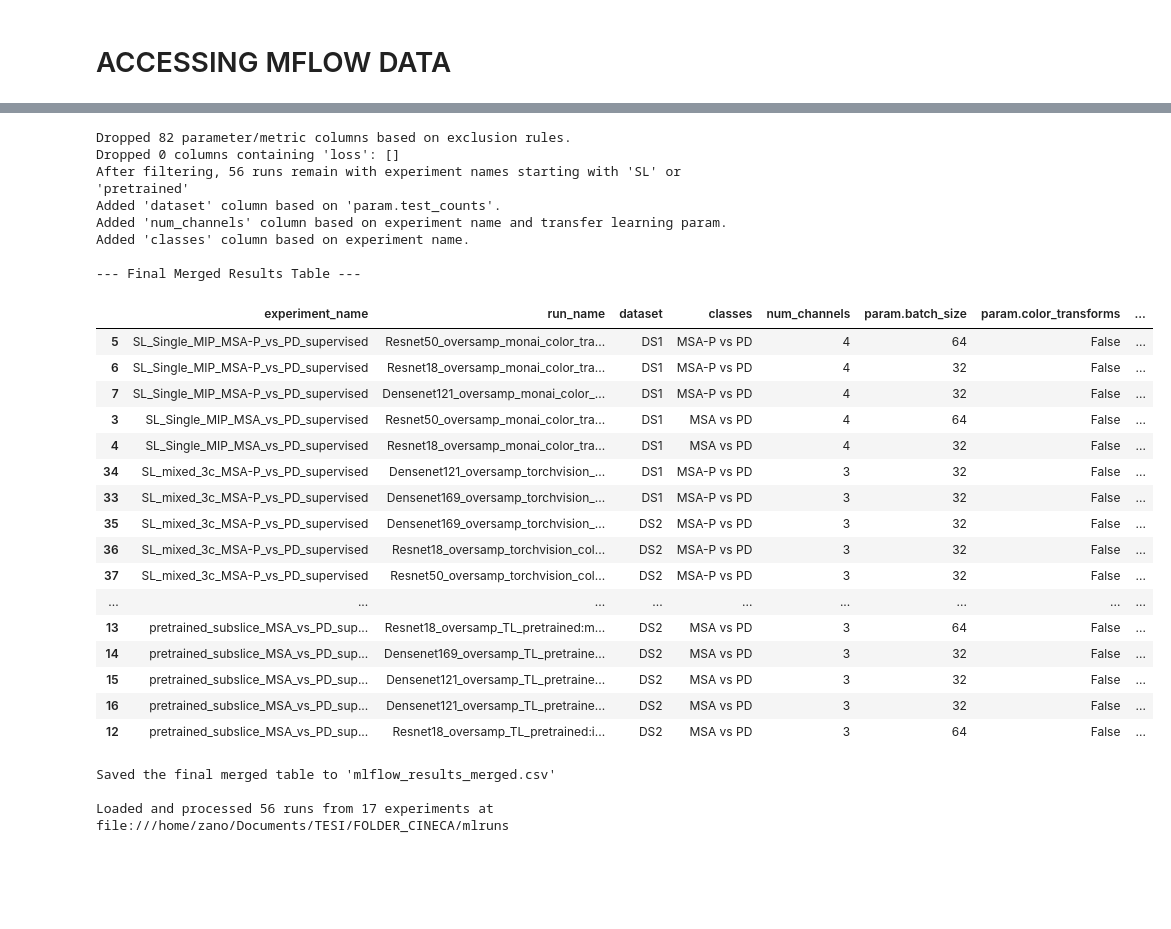
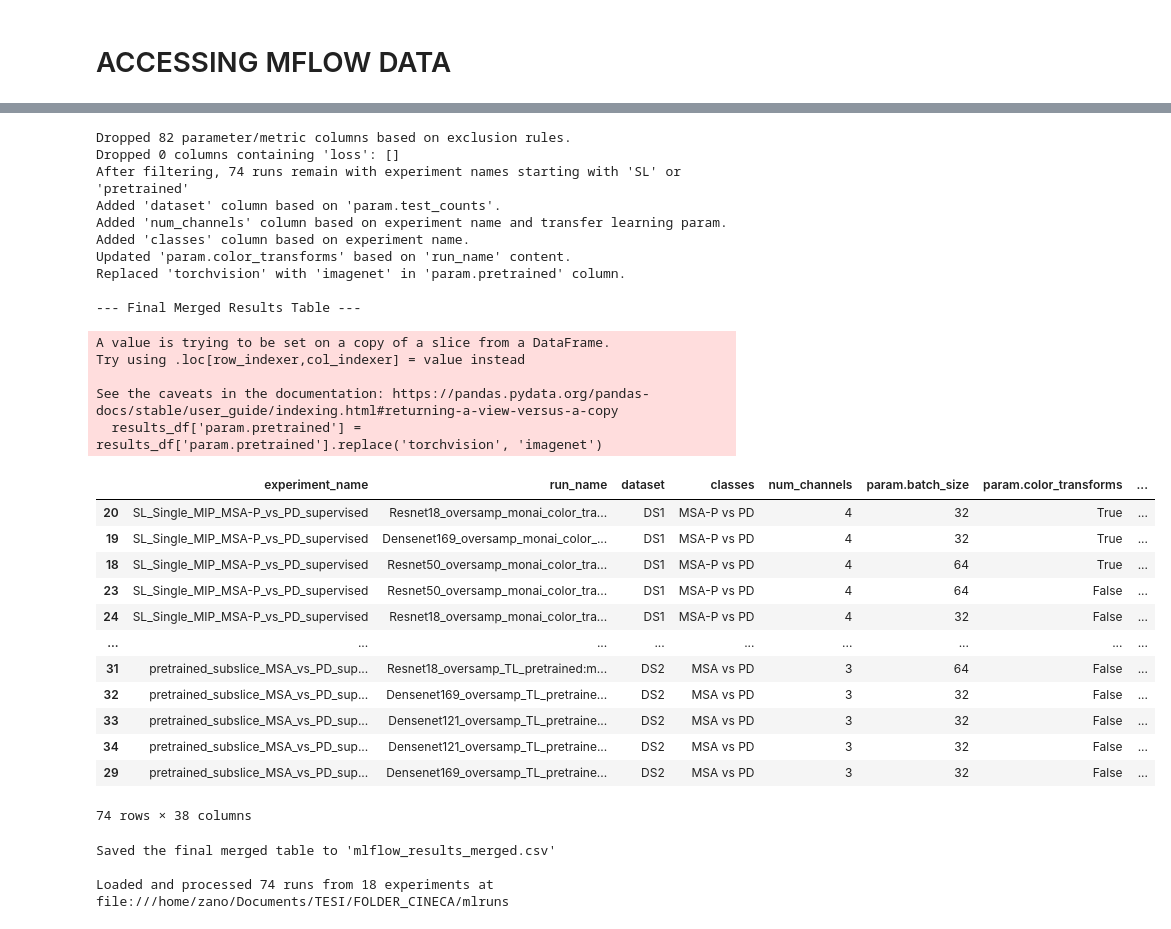
Before and after one commit to z4n0/MIND, a Jupyter notebook: notebooks/supervised_learning.ipynb, the cells around one changed output, grey strips where cells are left out. Cells and saved outputs as stored; diff of their text form; code cells hidden in the pictures; blank space fills up the shorter version.

```diff
--- a/notebooks/supervised_learning.ipynb
+++ b/notebooks/supervised_learning.ipynb
@@ -1626,6 +1521,14 @@ condition_msap = df['experiment_name'].str.contains("_MSA-P_vs_PD_", na=False)
 df['classes'] = np.where(condition_msap, 'MSA-P vs PD', 'MSA vs PD')
 print("Added 'classes' column based on experiment name.")
 
+# --- Correct param.color_transforms based on run_name due to error in logging code---
+if 'run_name' in df.columns and 'param.color_transforms' in df.columns:
+    # Create a boolean mask for rows where run_name contains the specific string
+    color_transform_mask = df['run_name'].str.contains('_color_transforms:True_', na=False)
+
+    # Update the 'param.color_transforms' column to True where the mask is True
+    df.loc[color_transform_mask, 'param.color_transforms'] = 'True'
+    print("Updated 'param.color_transforms' based on 'run_name' content.")
 
 # --- Create, Display, and Save Final Merged Table ---
 # The main 'df' DataFrame now contains all info. We will reorder it for better readability.
@@ -1634,50 +1537,58 @@ print("Added 'classes' column based on experiment name.")
 id_cols = ['experiment_name', 'run_name', 'dataset', 'classes', 'num_channels']
 param_cols = sorted([c for c in df.columns if c.startswith("param.")])
 metric_cols = sorted([c for c in df.columns if c.startswith("metric.")])
 
 # Construct the final list of columns, ensuring they exist in the DataFrame
 final_cols_order = [col for col in id_cols if col in df.columns] + \
                    [col for col in param_cols if col in df.columns] + \
                    [col for col in metric_cols if col in df.columns]
 
 # Create the final, reordered dataframe
 results_df = df[final_cols_order]
 
+# Replace 'torchvision' with 'imagenet' in the 'param.pretrained' column
+if 'param.pretrained' in results_df.columns:
+    results_df['param.pretrained'] = results_df['param.pretrained'].replace('torchvision', 'imagenet')
+    print("Replaced 'torchvision' with 'imagenet' in 'param.pretrained' column.")
+
 pd.set_option("display.max_columns", 200)
 print("\n--- Final Merged Results Table ---")
 display(results_df)
 
 # Save the single, merged DataFrame to a CSV file
 results_df.to_csv("mlflow_results_merged.csv", index=False)
 print("\nSaved the final merged table to 'mlflow_results_merged.csv'")
 
 print(f"\nLoaded and processed {len(df)} runs from {len(experiments)} experiments at {tracking_uri}")
 # %% [output]
 Dropped 82 parameter/metric columns based on exclusion rules.
 Dropped 0 columns containing 'loss': []
-After filtering, 56 runs remain with experiment names starting with 'SL' or 'pretrained'
+After filtering, 74 runs remain with experiment names starting with 'SL' or 'pretrained'
 Added 'dataset' column based on 'param.test_counts'.
 Added 'num_channels' column based on experiment name and transfer learning param.
 Added 'classes' column based on experiment name.
+Updated 'param.color_transforms' based on 'run_name' content.
+Replaced 'torchvision' with 'imagenet' in 'param.pretrained' column.
 
 --- Final Merged Results Table ---
+A value is trying to be set on a copy of a slice from a DataFrame.
+Try using .loc[row_indexer,col_indexer] = value instead
+
+See the caveats in the documentation: https://pandas.pydata.org/pandas-docs/stable/user_guide/indexing.html#returning-a-view-versus-a-copy
+  results_df['param.pretrained'] = results_df['param.pretrained'].replace('torchvision', 'imagenet')
 |  | experiment_name | run_name | dataset | classes | num_channels | param.batch_size | param.color_transforms | ... |
-| 5 | SL_Single_MIP_MSA-P_vs_PD_supervised | Resnet50_oversamp_monai_color_tra... | DS1 | MSA-P vs PD | 4 | 64 | False | ... |
-| 6 | SL_Single_MIP_MSA-P_vs_PD_supervised | Resnet18_oversamp_monai_color_tra... | DS1 | MSA-P vs PD | 4 | 32 | False | ... |
-| 7 | SL_Single_MIP_MSA-P_vs_PD_supervised | Densenet121_oversamp_monai_color_... | DS1 | MSA-P vs PD | 4 | 32 | False | ... |
-| 3 | SL_Single_MIP_MSA_vs_PD_supervised | Resnet50_oversamp_monai_color_tra... | DS1 | MSA vs PD | 4 | 64 | False | ... |
-| 4 | SL_Single_MIP_MSA_vs_PD_supervised | Resnet18_oversamp_monai_color_tra... | DS1 | MSA vs PD | 4 | 32 | False | ... |
-| 34 | SL_mixed_3c_MSA-P_vs_PD_supervised | Densenet121_oversamp_torchvision_... | DS1 | MSA-P vs PD | 3 | 32 | False | ... |
-| 33 | SL_mixed_3c_MSA-P_vs_PD_supervised | Densenet169_oversamp_torchvision_... | DS1 | MSA-P vs PD | 3 | 32 | False | ... |
-| 35 | SL_mixed_3c_MSA-P_vs_PD_supervised | Densenet169_oversamp_torchvision_... | DS2 | MSA-P vs PD | 3 | 32 | False | ... |
-| 36 | SL_mixed_3c_MSA-P_vs_PD_supervised | Resnet18_oversamp_torchvision_col... | DS2 | MSA-P vs PD | 3 | 32 | False | ... |
-| 37 | SL_mixed_3c_MSA-P_vs_PD_supervised | Resnet50_oversamp_torchvision_col... | DS2 | MSA-P vs PD | 3 | 32 | False | ... |
+| 20 | SL_Single_MIP_MSA-P_vs_PD_supervised | Resnet18_oversamp_monai_color_tra... | DS1 | MSA-P vs PD | 4 | 32 | True | ... |
+| 19 | SL_Single_MIP_MSA-P_vs_PD_supervised | Densenet169_oversamp_monai_color_... | DS1 | MSA-P vs PD | 4 | 32 | True | ... |
+| 18 | SL_Single_MIP_MSA-P_vs_PD_supervised | Resnet50_oversamp_monai_color_tra... | DS1 | MSA-P vs PD | 4 | 64 | True | ... |
+| 23 | SL_Single_MIP_MSA-P_vs_PD_supervised | Resnet50_oversamp_monai_color_tra... | DS1 | MSA-P vs PD | 4 | 64 | False | ... |
+| 24 | SL_Single_MIP_MSA-P_vs_PD_supervised | Resnet18_oversamp_monai_color_tra... | DS1 | MSA-P vs PD | 4 | 32 | False | ... |
 | ... | ... | ... | ... | ... | ... | ... | ... | ... |
-| 13 | pretrained_subslice_MSA_vs_PD_sup... | Resnet18_oversamp_TL_pretrained:m... | DS2 | MSA vs PD | 3 | 64 | False | ... |
-| 14 | pretrained_subslice_MSA_vs_PD_sup... | Densenet169_oversamp_TL_pretraine... | DS2 | MSA vs PD | 3 | 32 | False | ... |
-| 15 | pretrained_subslice_MSA_vs_PD_sup... | Densenet121_oversamp_TL_pretraine... | DS2 | MSA vs PD | 3 | 32 | False | ... |
-| 16 | pretrained_subslice_MSA_vs_PD_sup... | Densenet121_oversamp_TL_pretraine... | DS2 | MSA vs PD | 3 | 32 | False | ... |
-| 12 | pretrained_subslice_MSA_vs_PD_sup... | Resnet18_oversamp_TL_pretrained:i... | DS2 | MSA vs PD | 3 | 64 | False | ... |
+| 31 | pretrained_subslice_MSA_vs_PD_sup... | Resnet18_oversamp_TL_pretrained:m... | DS2 | MSA vs PD | 3 | 64 | False | ... |
+| 32 | pretrained_subslice_MSA_vs_PD_sup... | Densenet169_oversamp_TL_pretraine... | DS2 | MSA vs PD | 3 | 32 | False | ... |
+| 33 | pretrained_subslice_MSA_vs_PD_sup... | Densenet121_oversamp_TL_pretraine... | DS2 | MSA vs PD | 3 | 32 | False | ... |
+| 34 | pretrained_subslice_MSA_vs_PD_sup... | Densenet121_oversamp_TL_pretraine... | DS2 | MSA vs PD | 3 | 32 | False | ... |
+| 29 | pretrained_subslice_MSA_vs_PD_sup... | Densenet169_oversamp_TL_pretraine... | DS2 | MSA vs PD | 3 | 32 | False | ... |
-Saved the final merged table to 'mlflow_results_merged.csv'
-
-Loaded and processed 56 runs from 17 experiments at file:///home/zano/Documents/TESI/FOLDER_CINECA/mlruns
+74 rows × 38 columns
+Saved the final merged table to 'mlflow_results_merged.csv'
+
+Loaded and processed 74 runs from 18 experiments at file:///home/zano/Documents/TESI/FOLDER_CINECA/mlruns
```
Also changed, not shown: parts of 6 cells of this notebook, 9 other files.
